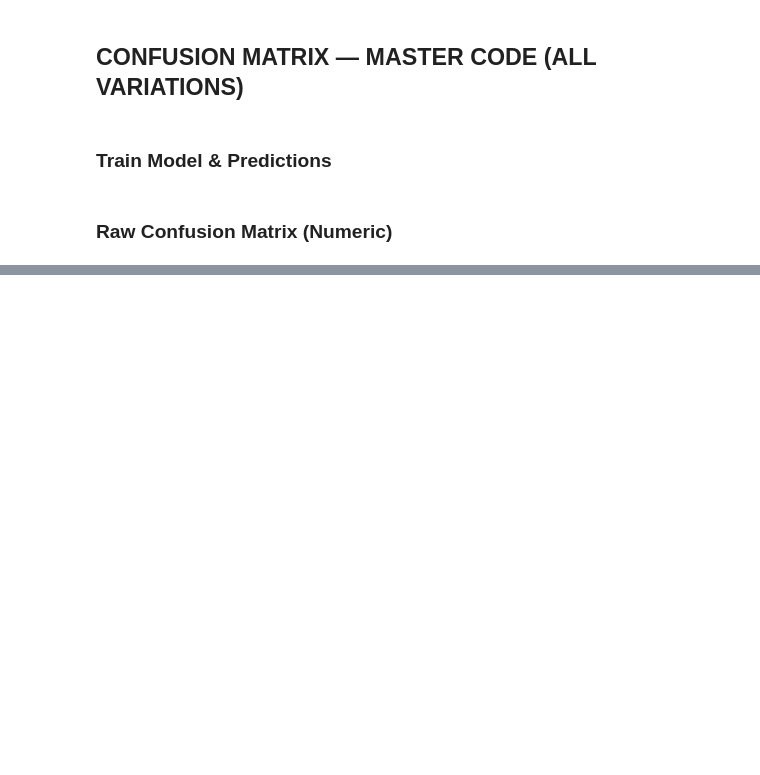
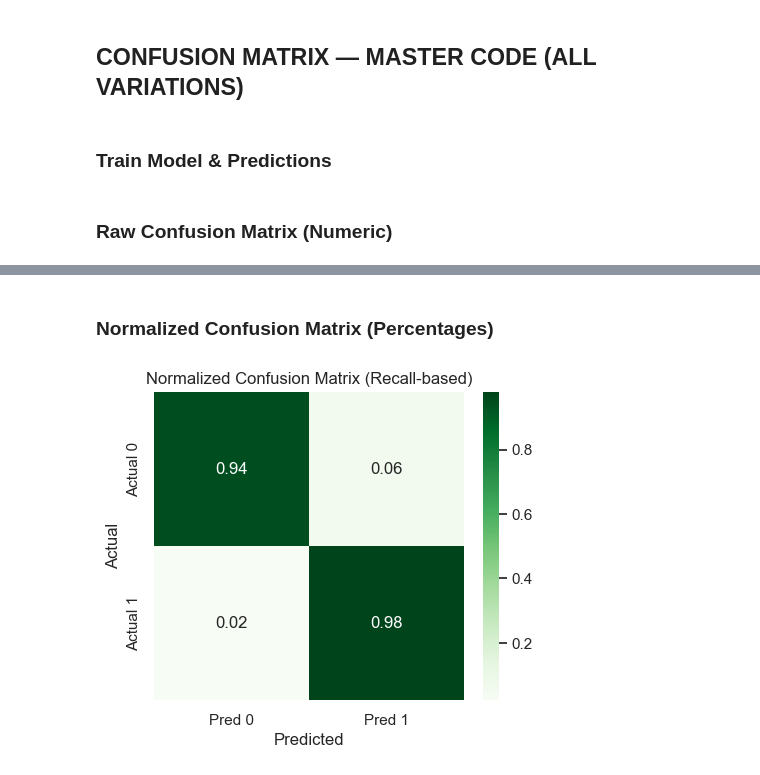
Before and after one commit to Biswamitra4599/DataAnalysis, a Jupyter notebook: Model Behavior/Confusion_Matrix.ipynb, the cells around one changed output, grey strips where cells are left out. Saved outputs shown, nothing was run; the diff lists cells and outputs as text; code cells hidden in the pictures; blank space fills up the shorter version.

```diff
--- a/Model Behavior/Confusion_Matrix.ipynb
+++ b/Model Behavior/Confusion_Matrix.ipynb
@@ -38,0 +63,20 @@ y_pred = model.predict(X_test)
+# %% [markdown]
+### Normalized Confusion Matrix (Percentages)
+# %%
+cm_norm = confusion_matrix(y_test, y_pred, normalize="true")
+
+plt.figure(figsize=(5, 4))
+sns.heatmap(
+    cm_norm,
+    annot=True,
+    fmt=".2f",
+    cmap="Greens",
+    xticklabels=["Pred 0", "Pred 1"],
+    yticklabels=["Actual 0", "Actual 1"]
+)
+plt.title("Normalized Confusion Matrix (Recall-based)")
+plt.ylabel("Actual")
+plt.xlabel("Predicted")
+plt.show()
+# %% [output]
+[figure, added]
```
Also changed, not shown: parts of 11 cells of this notebook, 1 other file.
